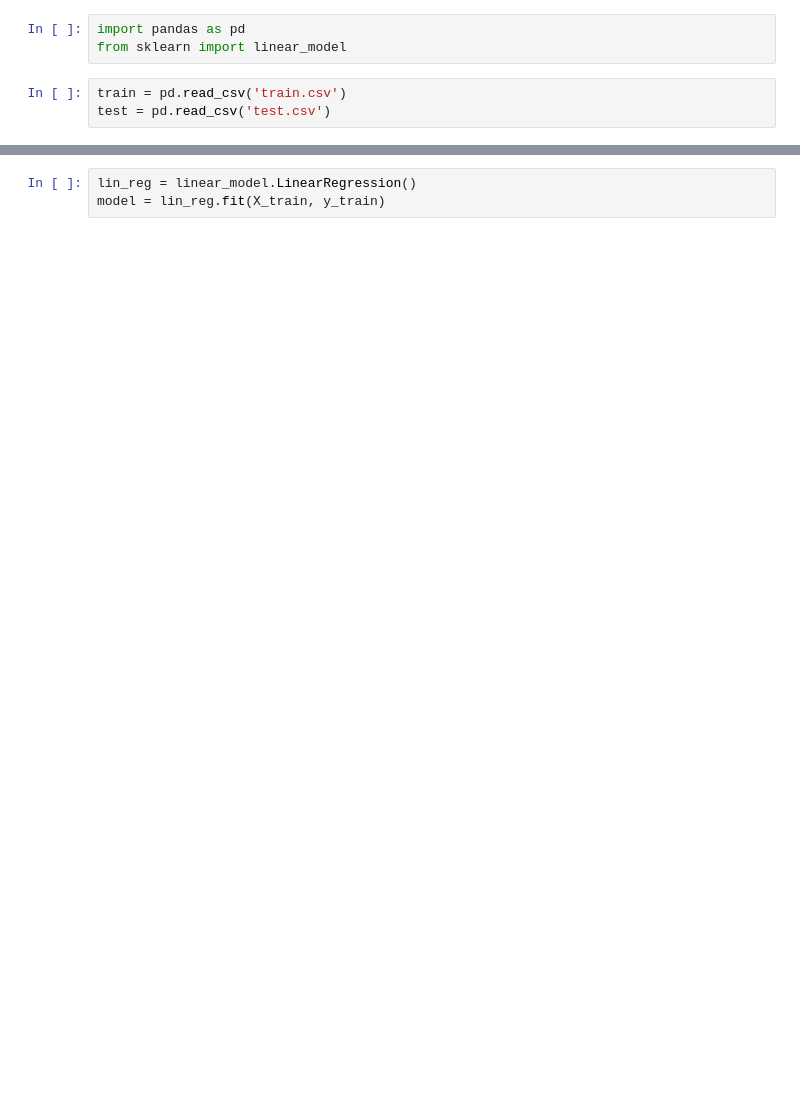
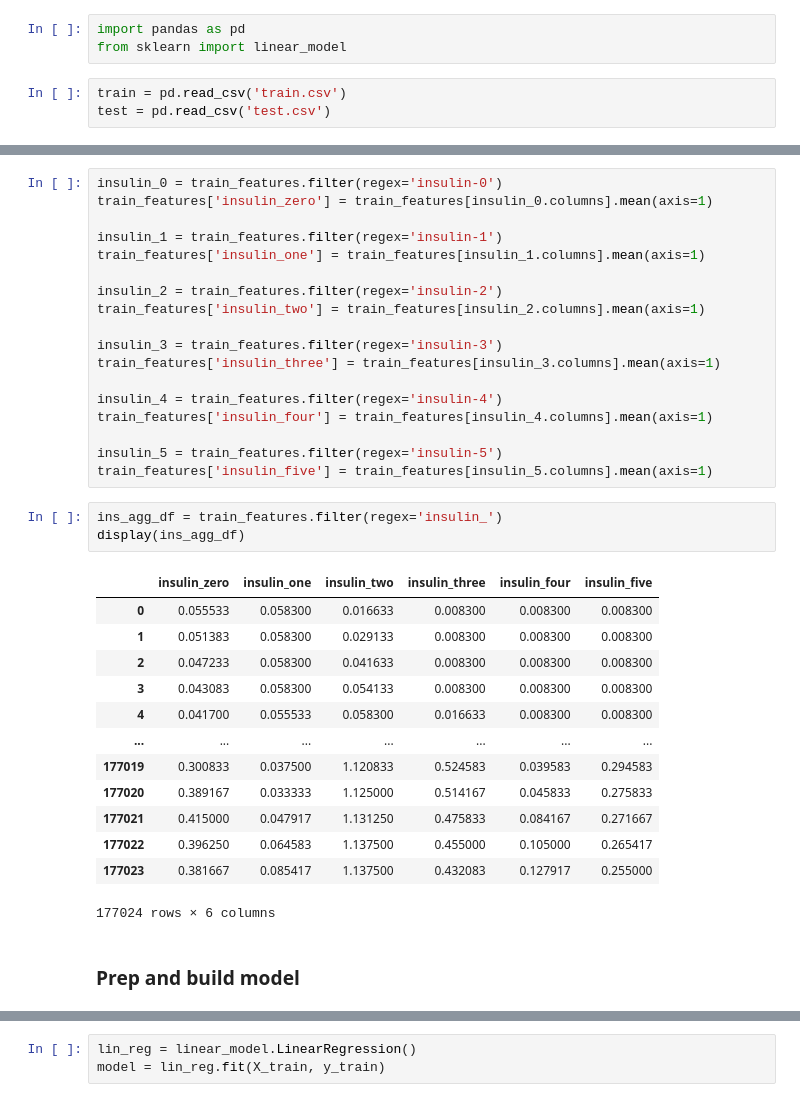
Before and after one commit to Josie29/bg_prediction, a Jupyter notebook: main.ipynb, the cells around one changed output, grey strips where cells are left out. Drawn from its saved outputs; the diff is of its cells as text; blank space fills up the shorter version.

```diff
--- a/main.ipynb
+++ b/main.ipynb
@@ -33,0 +124,37 @@ y_train = full_train[target]
+# %%
+insulin_0 = train_features.filter(regex='insulin-0')
+train_features['insulin_zero'] = train_features[insulin_0.columns].mean(axis=1)
+
+insulin_1 = train_features.filter(regex='insulin-1')
+train_features['insulin_one'] = train_features[insulin_1.columns].mean(axis=1)
+
+insulin_2 = train_features.filter(regex='insulin-2')
+train_features['insulin_two'] = train_features[insulin_2.columns].mean(axis=1)
+
+insulin_3 = train_features.filter(regex='insulin-3')
+train_features['insulin_three'] = train_features[insulin_3.columns].mean(axis=1)
+
+insulin_4 = train_features.filter(regex='insulin-4')
+train_features['insulin_four'] = train_features[insulin_4.columns].mean(axis=1)
+
+insulin_5 = train_features.filter(regex='insulin-5')
+train_features['insulin_five'] = train_features[insulin_5.columns].mean(axis=1)
+# %%
+ins_agg_df = train_features.filter(regex='insulin_')
+display(ins_agg_df)
+# %% [output]
+|  | insulin_zero | insulin_one | insulin_two | insulin_three | insulin_four | insulin_five |
+| 0 | 0.055533 | 0.058300 | 0.016633 | 0.008300 | 0.008300 | 0.008300 |
+| 1 | 0.051383 | 0.058300 | 0.029133 | 0.008300 | 0.008300 | 0.008300 |
+| 2 | 0.047233 | 0.058300 | 0.041633 | 0.008300 | 0.008300 | 0.008300 |
+| 3 | 0.043083 | 0.058300 | 0.054133 | 0.008300 | 0.008300 | 0.008300 |
+| 4 | 0.041700 | 0.055533 | 0.058300 | 0.016633 | 0.008300 | 0.008300 |
+| ... | ... | ... | ... | ... | ... | ... |
+| 177019 | 0.300833 | 0.037500 | 1.120833 | 0.524583 | 0.039583 | 0.294583 |
+| 177020 | 0.389167 | 0.033333 | 1.125000 | 0.514167 | 0.045833 | 0.275833 |
+| 177021 | 0.415000 | 0.047917 | 1.131250 | 0.475833 | 0.084167 | 0.271667 |
+| 177022 | 0.396250 | 0.064583 | 1.137500 | 0.455000 | 0.105000 | 0.265417 |
+| 177023 | 0.381667 | 0.085417 | 1.137500 | 0.432083 | 0.127917 | 0.255000 |
+177024 rows × 6 columns
+# %% [markdown]
+### Prep and build model
```
Also changed, not shown: parts of 37 cells of this notebook.
